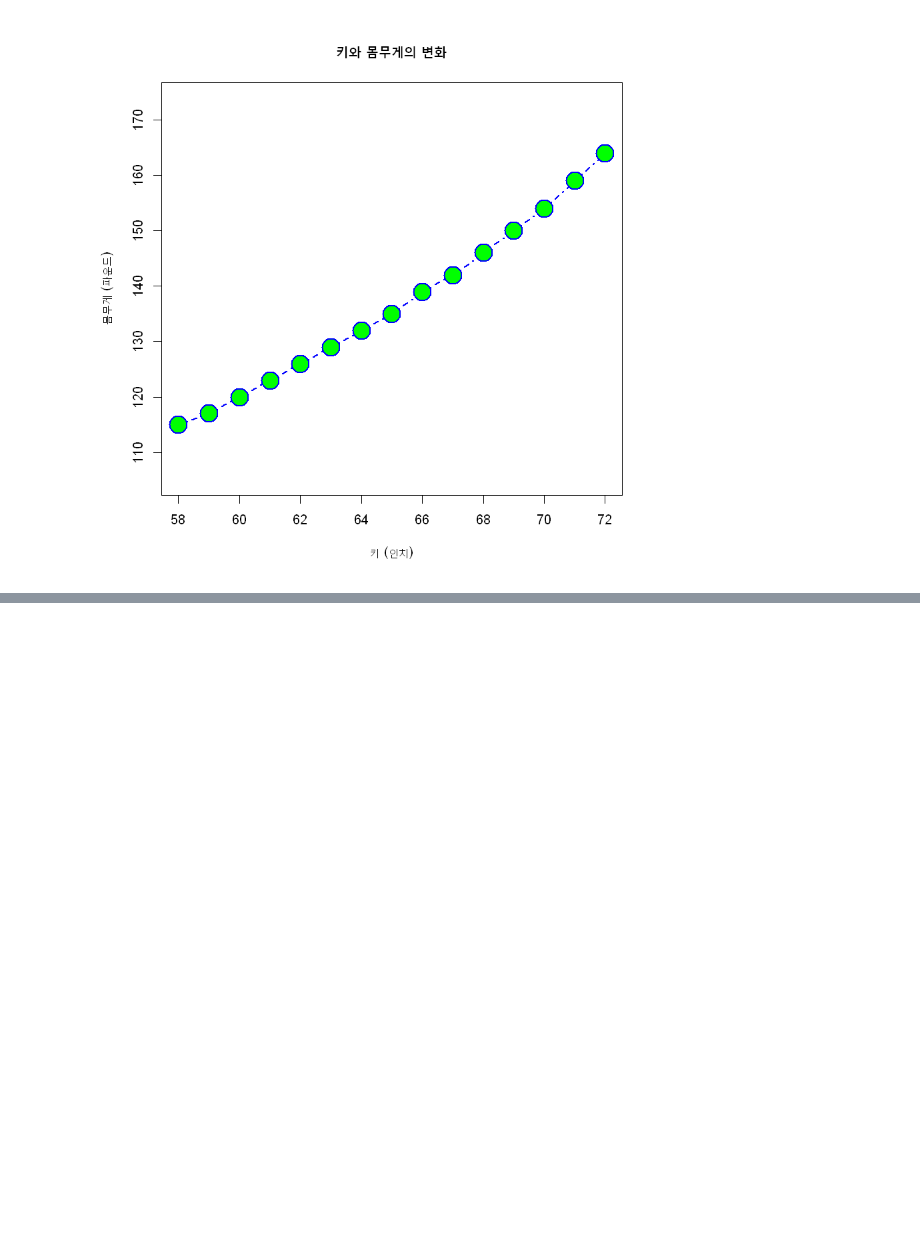
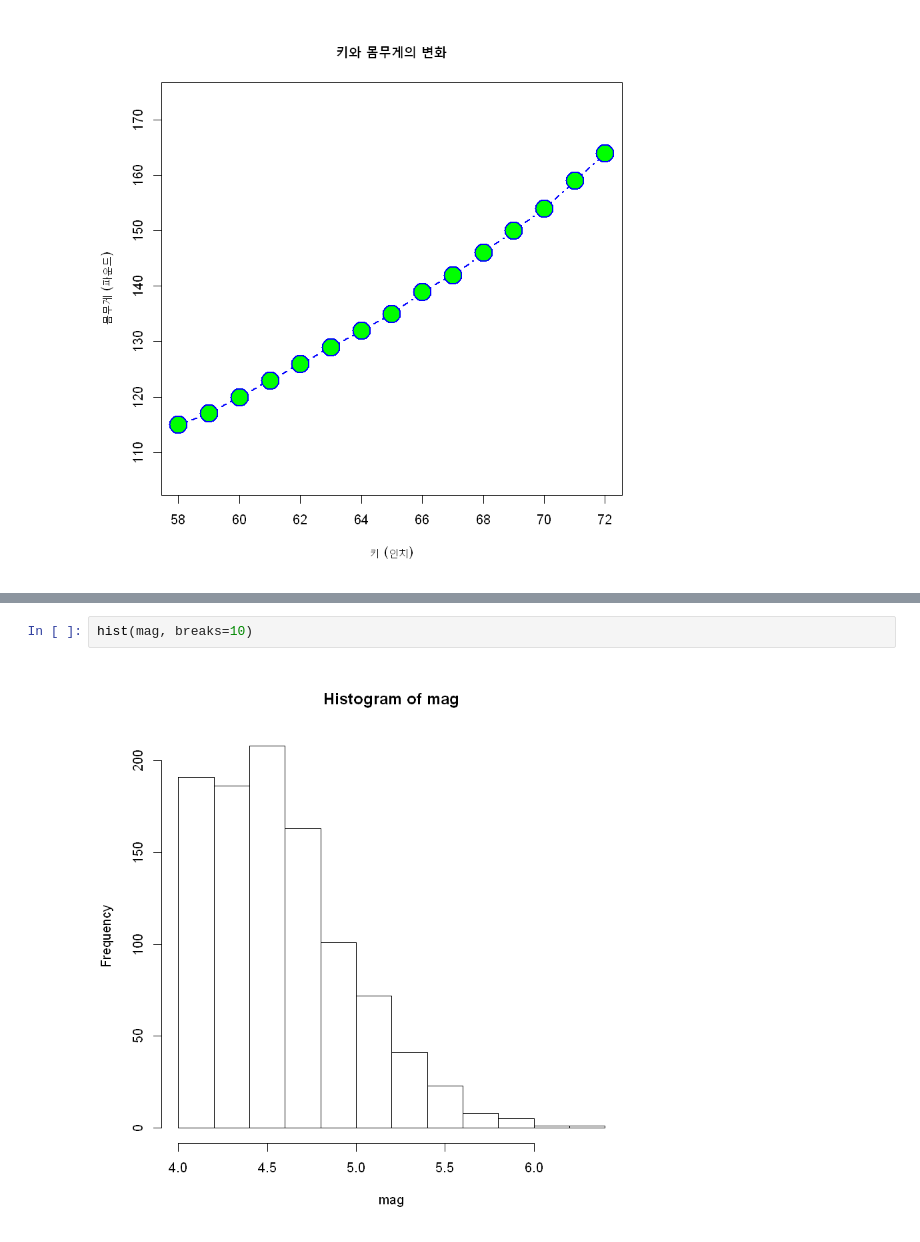
Before and after one commit to DojunPark/R_Programming, a Jupyter notebook: 05_chart_programming.ipynb, the cells around one changed output, grey strips where cells are left out. Drawn from its saved outputs; the diff is of its cells as text; blank space fills up the shorter version.

```diff
--- a/04_chart_programming.ipynb
+++ b/05_chart_programming.ipynb
@@ -230,0 +282,4 @@ plot(x=height, y=weight, xlim=c(min(height), max(height)), ylim=c(min(weight)-10
+# %%
+hist(mag, breaks=10)
+# %% [output]
+[figure, added]
```
Also changed, not shown: parts of 32 cells of this notebook.
